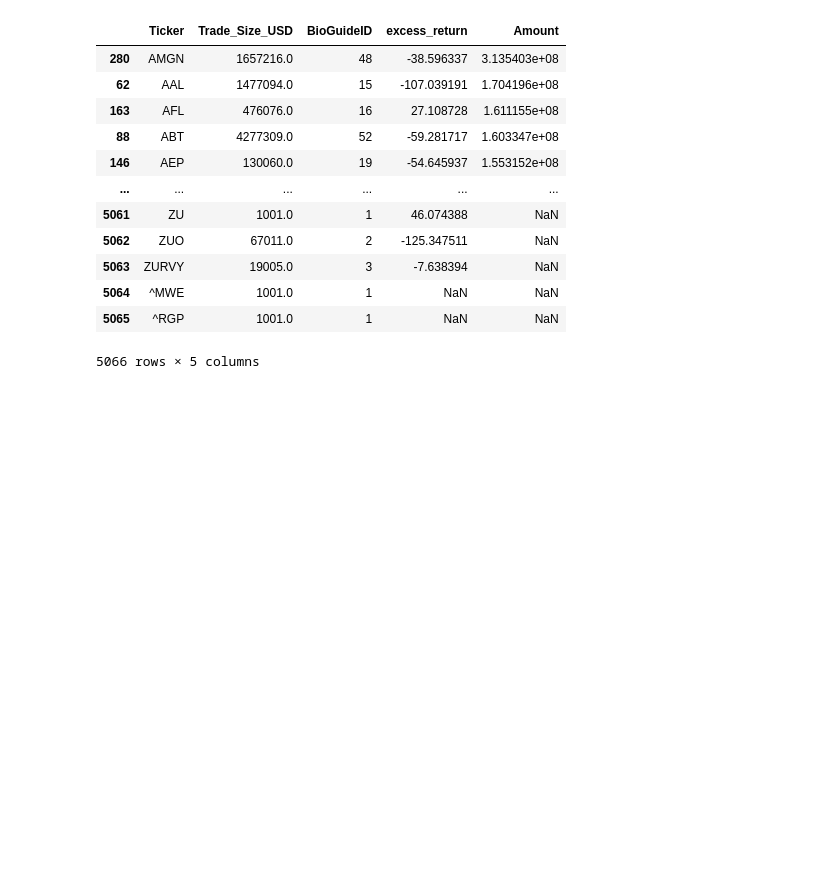
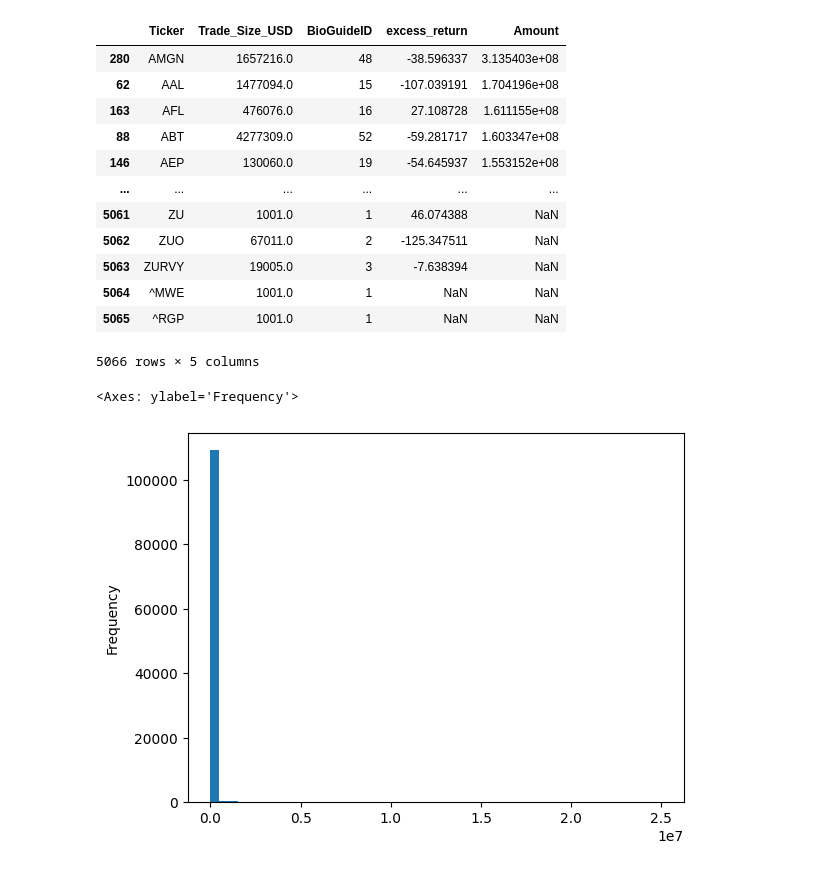
Before and after one commit to a-scaravelli/Congress_stock_analysis, a Jupyter notebook: notebooks/BCGX_prep.ipynb, the cells around one changed output. Cells and saved outputs as stored; diff of their text form; code cells hidden in the pictures; blank space fills up the shorter version.

```diff
--- a/notebooks/BCGX_prep.ipynb
+++ b/notebooks/BCGX_prep.ipynb
@@ -360,3 +360,8 @@ ticker_sum_df.sort_values(by = 'Amount', ascending = False)
 | 5064 | ^MWE | 1001.0 | 1 | NaN | NaN |
 | 5065 | ^RGP | 1001.0 | 1 | NaN | NaN |
 5066 rows × 5 columns
+# %%
+trades_df['Trade_Size_USD'].plot(kind='hist', bins=50)
+# %% [output]
+<Axes: ylabel='Frequency'>
+[figure, added]
```
Also changed, not shown: 13 other files.
